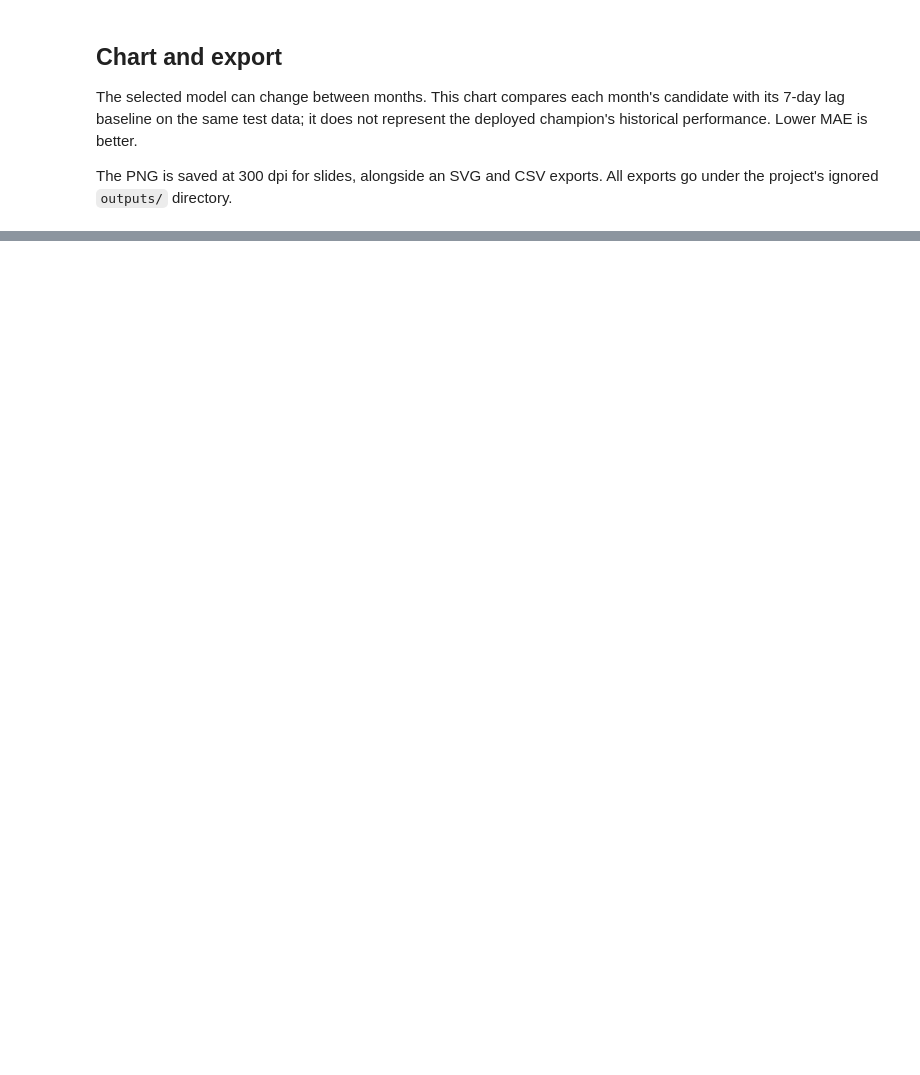
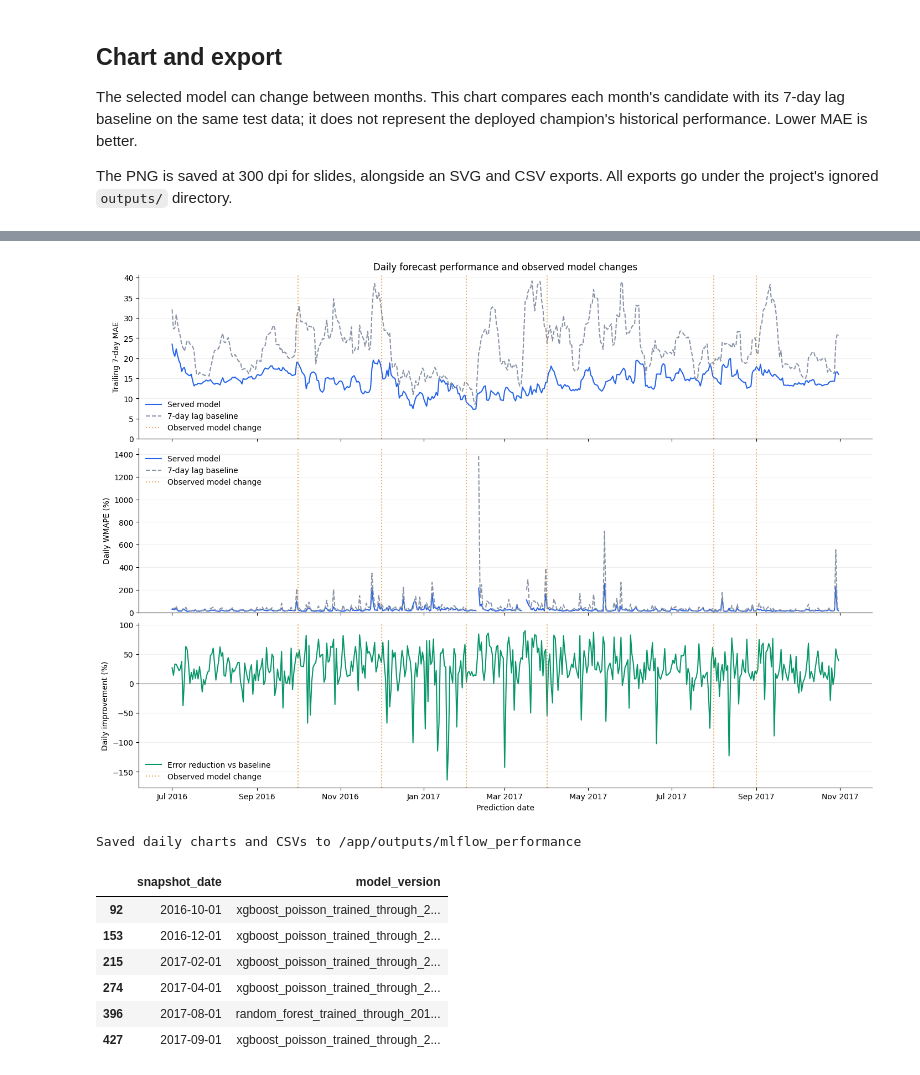
Before and after one commit to mg-minsan/mle-citibike-demand-forecasting, a Jupyter notebook: notebooks/mlflow_performance_export.ipynb, the cells around one changed output, grey strips where cells are left out. Cells and saved outputs as stored; diff of their text form; code cells hidden in the pictures; blank space fills up the shorter version.

```diff
--- a/notebooks/mlflow_performance_export.ipynb
+++ b/notebooks/mlflow_performance_export.ipynb
@@ -146,0 +274,46 @@ for path in sorted(OUTPUT_DIR.iterdir()):
+# %%
+# Calendar-based trailing 7-day MAE, weighted by scored station count.
+# Reindex to leave visible gaps on days with no scored observations.
+calendar = daily_df.set_index("snapshot_date").asfreq("D")
+window = calendar[["model_absolute_error", "baseline_absolute_error", "station_count"]].rolling("7D", min_periods=1).sum()
+calendar["rolling_model_mae"] = (window["model_absolute_error"] / window["station_count"]).where(calendar["station_count"].notna())
+calendar["rolling_baseline_mae"] = (window["baseline_absolute_error"] / window["station_count"]).where(calendar["station_count"].notna())
+changes = daily_df.loc[daily_df["model_changed"], ["snapshot_date", "model_version"]]
+changes.to_csv(OUTPUT_DIR / "observed_model_changes.csv", index=False)
+
+with plt.style.context("default"):
+    fig, axes = plt.subplots(3, 1, figsize=(14, 10), sharex=True, constrained_layout=True)
+    axes[0].plot(calendar.index, calendar["rolling_model_mae"], label="Served model", color="#2563eb")
+    axes[0].plot(calendar.index, calendar["rolling_baseline_mae"], label="7-day lag baseline", color="#8a94a6", linestyle="--")
+    axes[0].set(title="Daily forecast performance and observed model changes", ylabel="Trailing 7-day MAE")
+    axes[1].plot(calendar.index, calendar["model_wmape_pct"], label="Served model", color="#2563eb")
+    axes[1].plot(calendar.index, calendar["baseline_wmape_pct"], label="7-day lag baseline", color="#8a94a6", linestyle="--")
+    axes[1].set_ylabel("Daily WMAPE (%)")
+    axes[2].plot(calendar.index, calendar["improvement_pct"], color="#059669", label="Error reduction vs baseline")
+    axes[2].axhline(0, color="grey", linewidth=0.8)
+    axes[2].set(ylabel="Daily improvement (%)", xlabel="Prediction date")
+    for ax in axes:
+        for i, row in enumerate(changes.itertuples(index=False)):
+            ax.axvline(row.snapshot_date, color="#d97706", alpha=0.6, linestyle=":",
+                       label="Observed model change" if i == 0 else "_nolegend_")
+        ax.grid(axis="y", alpha=0.2)
+        ax.spines[["top", "right"]].set_visible(False)
+        ax.legend(frameon=False)
+    axes[0].set_ylim(bottom=0)
+    axes[1].set_ylim(bottom=0)
+    axes[2].xaxis.set_major_formatter(mdates.DateFormatter("%b %Y"))
+    for extension in ("png", "svg"):
+        fig.savefig(OUTPUT_DIR / f"daily_performance.{extension}", dpi=300, bbox_inches="tight", facecolor="white")
+    plt.show()
+print("Saved daily charts and CSVs to", OUTPUT_DIR)
+display(changes)
+# %% [output]
+[figure, added]
+Saved daily charts and CSVs to /app/outputs/mlflow_performance
+|  | snapshot_date | model_version |
+| 92 | 2016-10-01 | xgboost_poisson_trained_through_2... |
+| 153 | 2016-12-01 | xgboost_poisson_trained_through_2... |
+| 215 | 2017-02-01 | xgboost_poisson_trained_through_2... |
+| 274 | 2017-04-01 | xgboost_poisson_trained_through_2... |
+| 396 | 2017-08-01 | random_forest_trained_through_201... |
+| 427 | 2017-09-01 | xgboost_poisson_trained_through_2... |
```
Also changed, not shown: parts of 7 cells of this notebook, 5 other files.
